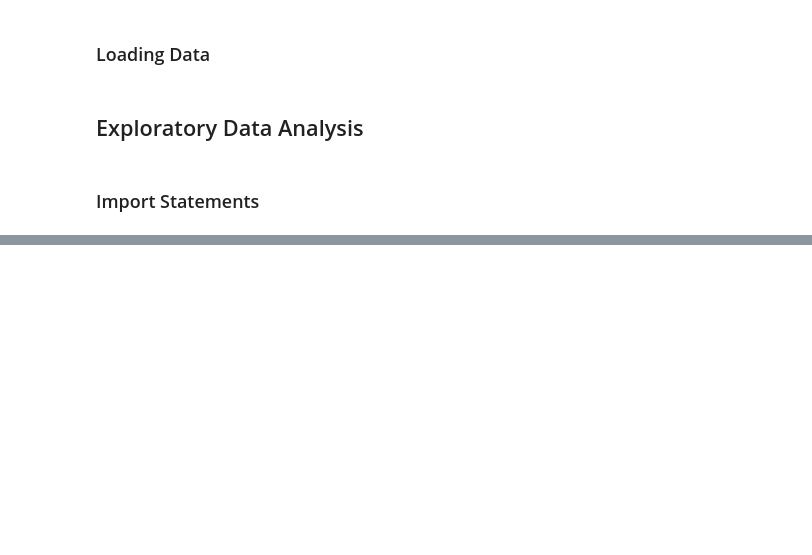
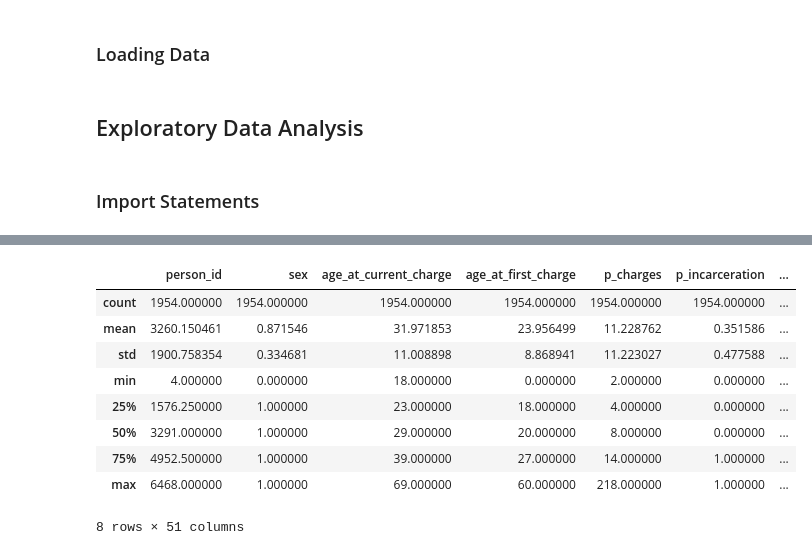
Before and after one commit to josephcscarpa/Predicting-Recidivism-with-ML, a Jupyter notebook: main-analysis.ipynb, the cells around one changed output, grey strips where cells are left out. Drawn from its saved outputs; the diff is of its cells as text; code cells hidden in the pictures; blank space fills up the shorter version.

```diff
--- a/main-analysis.ipynb
+++ b/main-analysis.ipynb
@@ -26,0 +67,13 @@ import seaborn as sns
+# %%
+whole_dataframe.describe()
+# %% [output]
+|  | person_id | sex | age_at_current_charge | age_at_first_charge | p_charges | p_incarceration | ... |
+| count | 1954.000000 | 1954.000000 | 1954.000000 | 1954.000000 | 1954.000000 | 1954.000000 | ... |
+| mean | 3260.150461 | 0.871546 | 31.971853 | 23.956499 | 11.228762 | 0.351586 | ... |
+| std | 1900.758354 | 0.334681 | 11.008898 | 8.868941 | 11.223027 | 0.477588 | ... |
+| min | 4.000000 | 0.000000 | 18.000000 | 0.000000 | 2.000000 | 0.000000 | ... |
+| 25% | 1576.250000 | 1.000000 | 23.000000 | 18.000000 | 4.000000 | 0.000000 | ... |
+| 50% | 3291.000000 | 1.000000 | 29.000000 | 20.000000 | 8.000000 | 0.000000 | ... |
+| 75% | 4952.500000 | 1.000000 | 39.000000 | 27.000000 | 14.000000 | 1.000000 | ... |
+| max | 6468.000000 | 1.000000 | 69.000000 | 60.000000 | 218.000000 | 1.000000 | ... |
+8 rows × 51 columns
```
Also changed, not shown: parts of 6 cells of this notebook.
